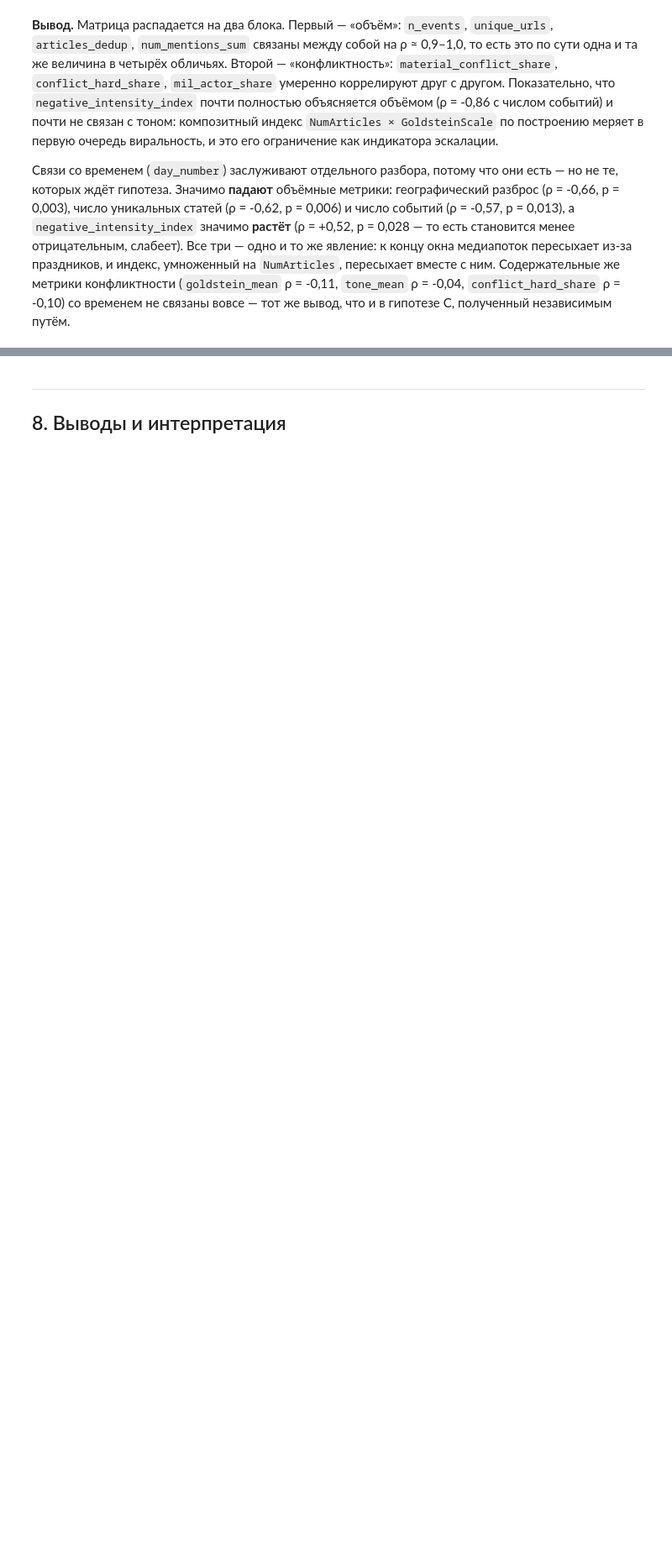
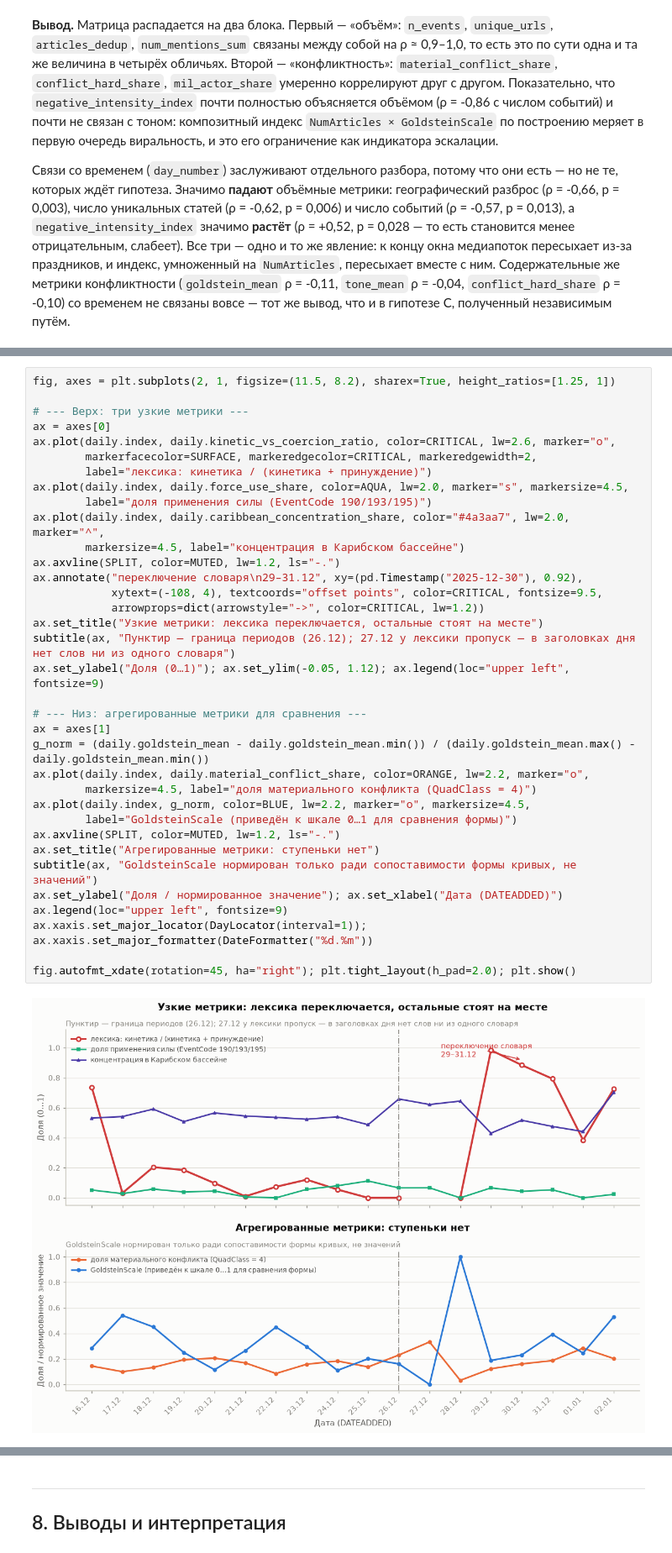
Before and after one commit to nokio7077-art/tg-bot, a Jupyter notebook: analysis/gdelt_usa_venezuela_analysis.ipynb, the cells around one changed output, grey strips where cells are left out. Shown at 84% size. Saved outputs shown, nothing was run; the diff lists cells and outputs as text; blank space fills up the shorter version.

```diff
--- a/analysis/gdelt_usa_venezuela_analysis.ipynb
+++ b/analysis/gdelt_usa_venezuela_analysis.ipynb
@@ -1153,0 +1542,37 @@ display(C["day_number"].drop("day_number").sort_values().to_frame("ρ со вр
+# %%
+fig, axes = plt.subplots(2, 1, figsize=(11.5, 8.2), sharex=True, height_ratios=[1.25, 1])
+
+# --- Верх: три узкие метрики ---
+ax = axes[0]
+ax.plot(daily.index, daily.kinetic_vs_coercion_ratio, color=CRITICAL, lw=2.6, marker="o",
+        markerfacecolor=SURFACE, markeredgecolor=CRITICAL, markeredgewidth=2,
+        label="лексика: кинетика / (кинетика + принуждение)")
+ax.plot(daily.index, daily.force_use_share, color=AQUA, lw=2.0, marker="s", markersize=4.5,
+        label="доля применения силы (EventCode 190/193/195)")
+ax.plot(daily.index, daily.caribbean_concentration_share, color="#4a3aa7", lw=2.0, marker="^",
+        markersize=4.5, label="концентрация в Карибском бассейне")
+ax.axvline(SPLIT, color=MUTED, lw=1.2, ls="-.")
+ax.annotate("переключение словаря\n29–31.12", xy=(pd.Timestamp("2025-12-30"), 0.92),
+            xytext=(-108, 4), textcoords="offset points", color=CRITICAL, fontsize=9.5,
+            arrowprops=dict(arrowstyle="->", color=CRITICAL, lw=1.2))
+ax.set_title("Узкие метрики: лексика переключается, остальные стоят на месте")
+subtitle(ax, "Пунктир — граница периодов (26.12); 27.12 у лексики пропуск — в заголовках дня нет слов ни из одного словаря")
+ax.set_ylabel("Доля (0…1)"); ax.set_ylim(-0.05, 1.12); ax.legend(loc="upper left", fontsize=9)
+
+# --- Низ: агрегированные метрики для сравнения ---
+ax = axes[1]
+g_norm = (daily.goldstein_mean - daily.goldstein_mean.min()) / (daily.goldstein_mean.max() - daily.goldstein_mean.min())
+ax.plot(daily.index, daily.material_conflict_share, color=ORANGE, lw=2.2, marker="o",
+        markersize=4.5, label="доля материального конфликта (QuadClass = 4)")
+ax.plot(daily.index, g_norm, color=BLUE, lw=2.2, marker="o", markersize=4.5,
+        label="GoldsteinScale (приведён к шкале 0…1 для сравнения формы)")
+ax.axvline(SPLIT, color=MUTED, lw=1.2, ls="-.")
+ax.set_title("Агрегированные метрики: ступеньки нет")
+subtitle(ax, "GoldsteinScale нормирован только ради сопоставимости формы кривых, не значений")
+ax.set_ylabel("Доля / нормированное значение"); ax.set_xlabel("Дата (DATEADDED)")
+ax.legend(loc="upper left", fontsize=9)
+ax.xaxis.set_major_locator(DayLocator(interval=1)); ax.xaxis.set_major_formatter(DateFormatter("%d.%m"))
+
+fig.autofmt_xdate(rotation=45, ha="right"); plt.tight_layout(h_pad=2.0); plt.show()
+# %% [output]
+[figure, added]
```
Also changed, not shown: parts of 31 cells of this notebook, 1 other file.
